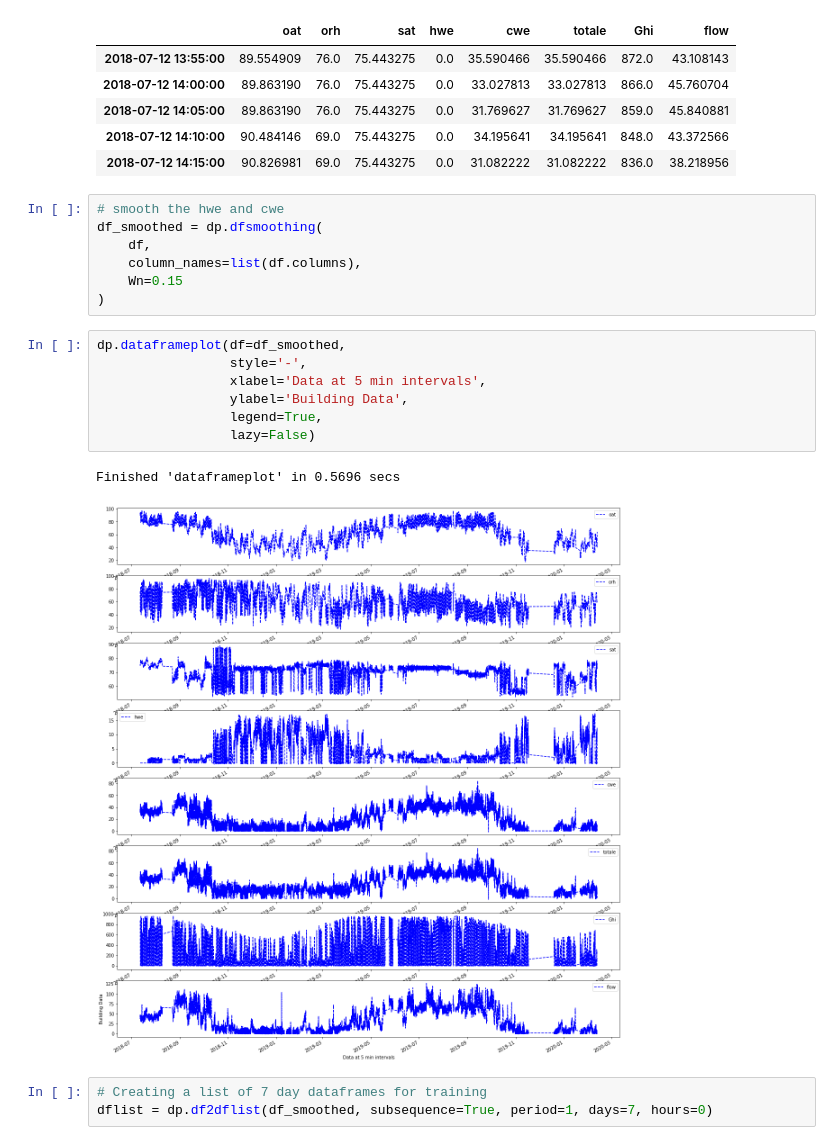
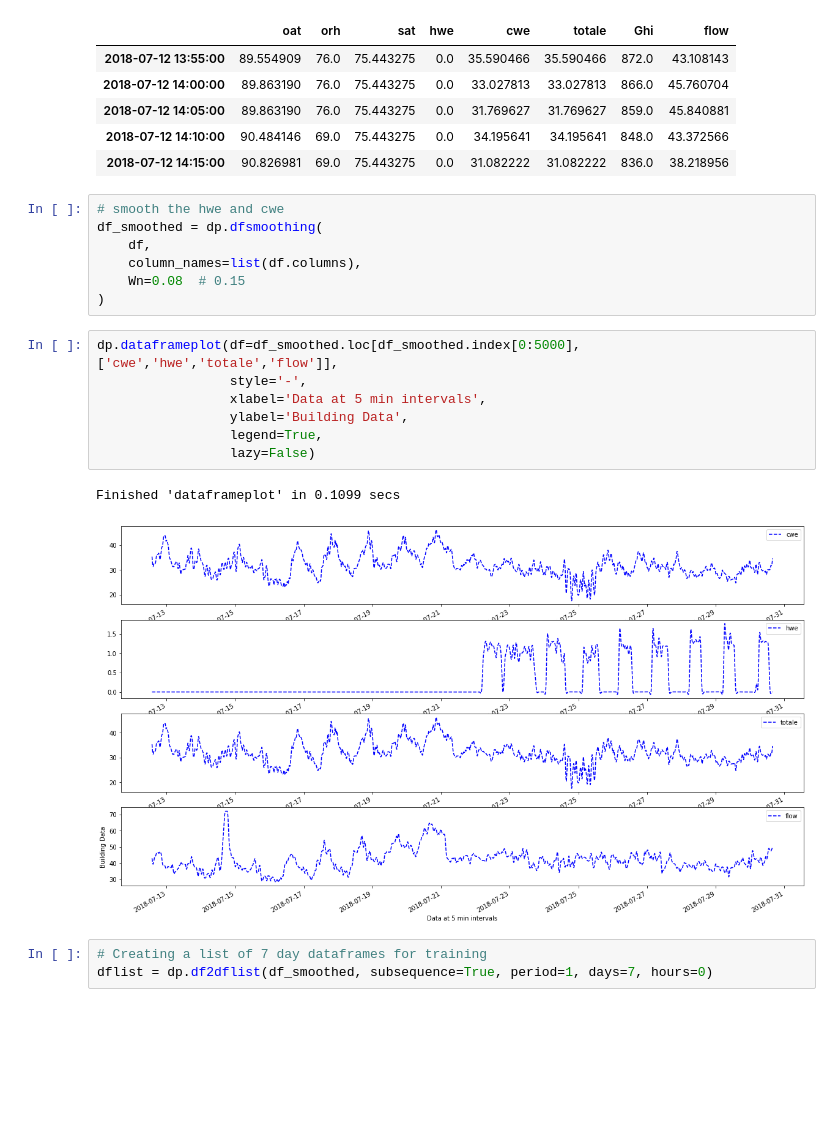
Before and after one commit to AvisekNaug/CDC2020, a Jupyter notebook: notebooks/AHU Energy Training.ipynb, the cells around one changed output. Drawn from its saved outputs; the diff is of its cells as text; blank space fills up the shorter version.

```diff
--- a/notebooks/AHU Energy Training.ipynb
+++ b/notebooks/AHU Energy Training.ipynb
@@ -85,18 +85,18 @@ df.head()
 df_smoothed = dp.dfsmoothing(
     df,
     column_names=list(df.columns),
-    Wn=0.15
+    Wn=0.08  # 0.15
 )
 # %%
-dp.dataframeplot(df=df_smoothed,
+dp.dataframeplot(df=df_smoothed.loc[df_smoothed.index[0:5000],['cwe','hwe','totale','flow']],
                  style='-',
                  xlabel='Data at 5 min intervals',
                  ylabel='Building Data',
                  legend=True,
                  lazy=False)
 # %% [output]
-Finished 'dataframeplot' in 0.5696 secs
+Finished 'dataframeplot' in 0.1099 secs
-[figure, old version]
+[figure, new version]
 # %%
 # Creating a list of 7 day dataframes for training
 dflist = dp.df2dflist(df_smoothed, subsequence=True, period=1, days=7, hours=0)
```
Also changed, not shown: parts of 4 cells of this notebook, 1 other file.
